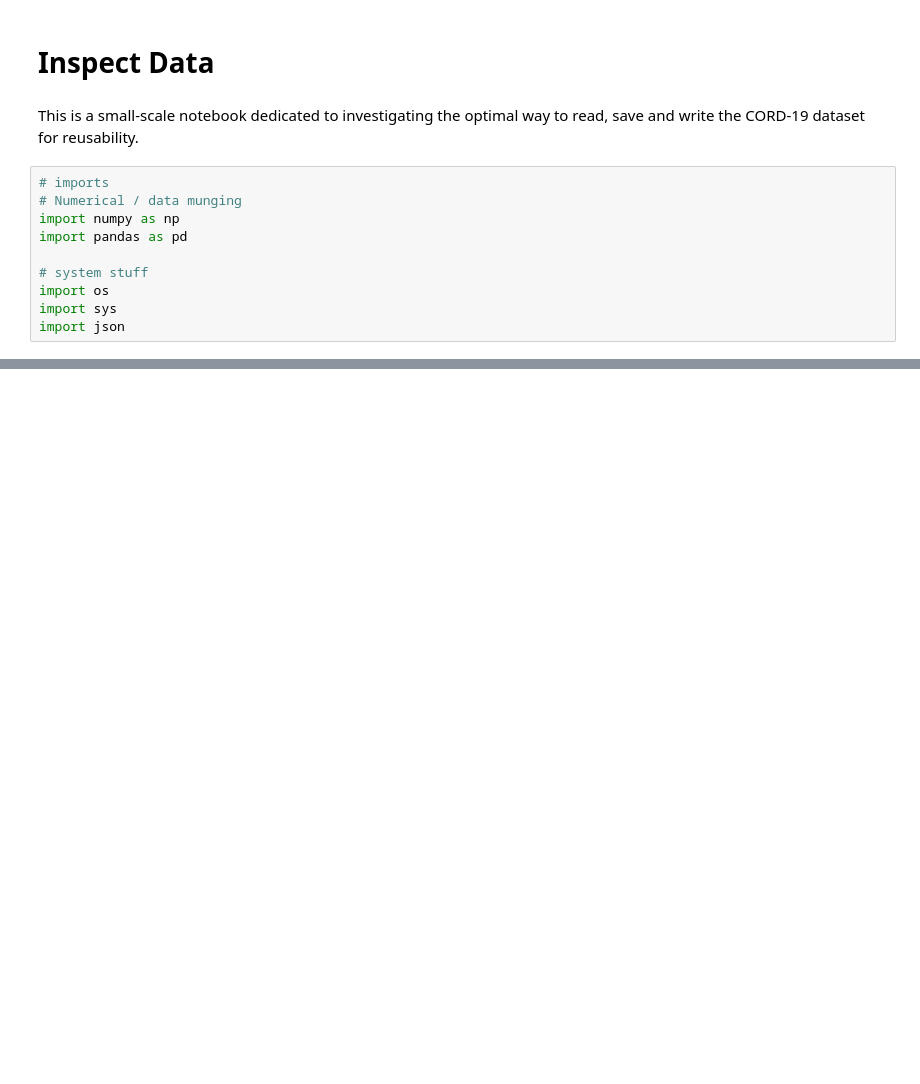
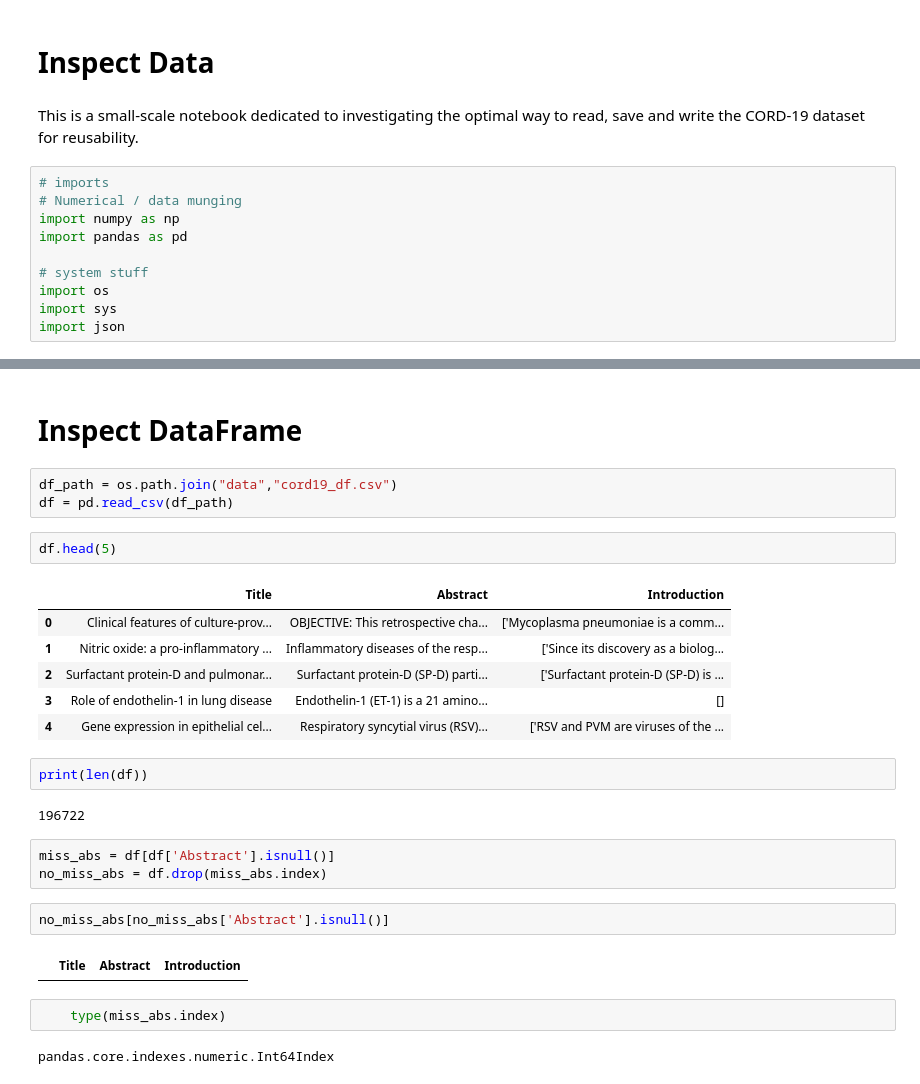
Before and after one commit to asreview/semantic-clusters, a Jupyter notebook: inspect_data.ipynb, the cells around one changed output, grey strips where cells are left out. Drawn from its saved outputs; the diff is of its cells as text; blank space fills up the shorter version.

```diff
--- a/inspect_data.ipynb
+++ b/inspect_data.ipynb
@@ -30,0 +60,29 @@ len(data['ug7v899j'])
+# %% [markdown]
+# Inspect DataFrame
+# %%
+df_path = os.path.join("data","cord19_df.csv")
+df = pd.read_csv(df_path)
+# %%
+df.head(5)
+# %% [output]
+|  | Title | Abstract | Introduction |
+| 0 | Clinical features of culture-prov... | OBJECTIVE: This retrospective cha... | ['Mycoplasma pneumoniae is a comm... |
+| 1 | Nitric oxide: a pro-inflammatory ... | Inflammatory diseases of the resp... | ['Since its discovery as a biolog... |
+| 2 | Surfactant protein-D and pulmonar... | Surfactant protein-D (SP-D) parti... | ['Surfactant protein-D (SP-D) is ... |
+| 3 | Role of endothelin-1 in lung disease | Endothelin-1 (ET-1) is a 21 amino... | [] |
+| 4 | Gene expression in epithelial cel... | Respiratory syncytial virus (RSV)... | ['RSV and PVM are viruses of the ... |
+# %%
+print(len(df))
+# %% [output]
+196722
+# %%
+miss_abs = df[df['Abstract'].isnull()]
+no_miss_abs = df.drop(miss_abs.index)
+# %%
+no_miss_abs[no_miss_abs['Abstract'].isnull()]
+# %% [output]
+|  | Title | Abstract | Introduction |
+# %%
+    type(miss_abs.index)
+# %% [output]
+pandas.core.indexes.numeric.Int64Index
```
Also changed, not shown: parts of 6 cells of this notebook, 2 other files.
